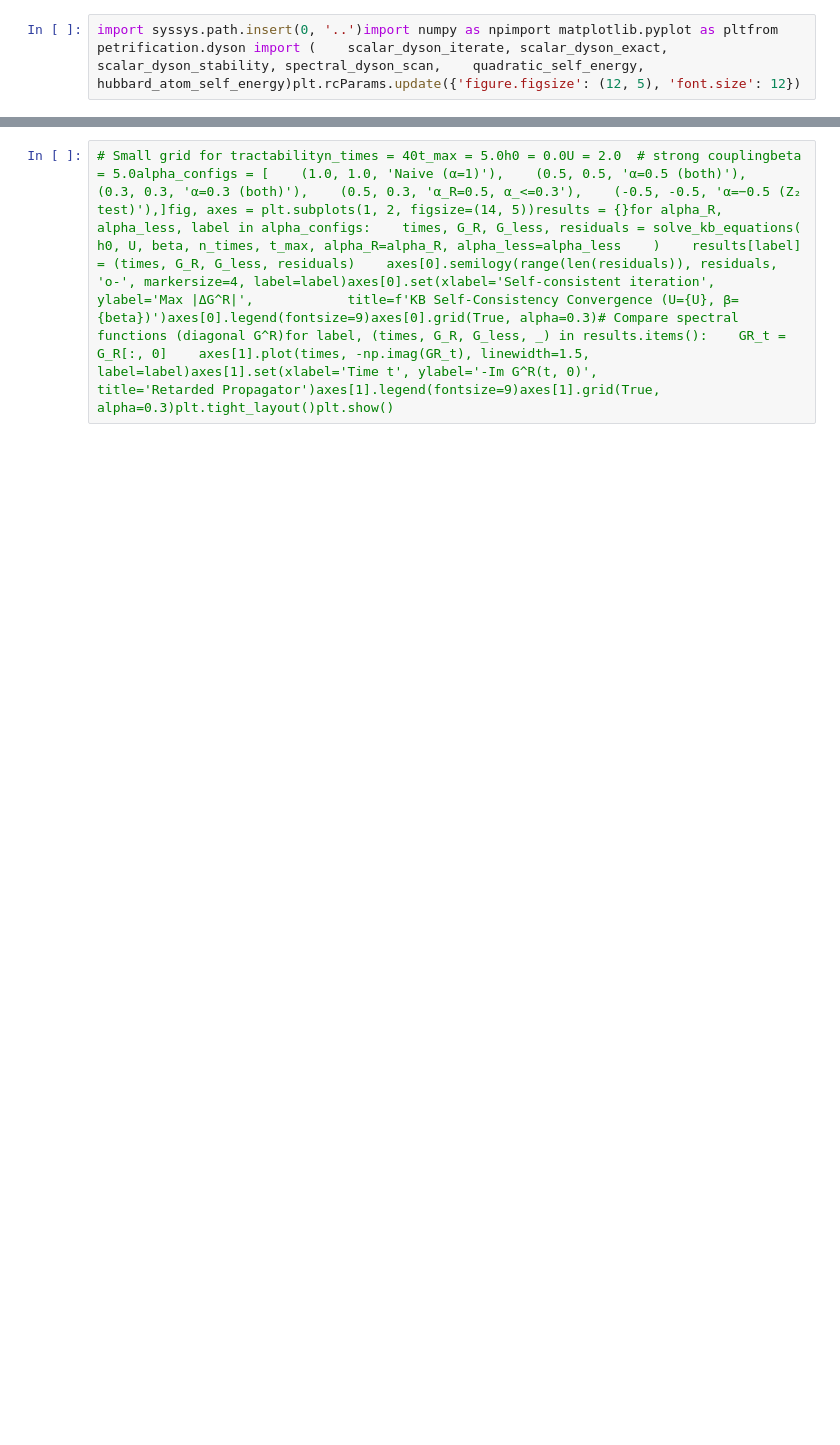
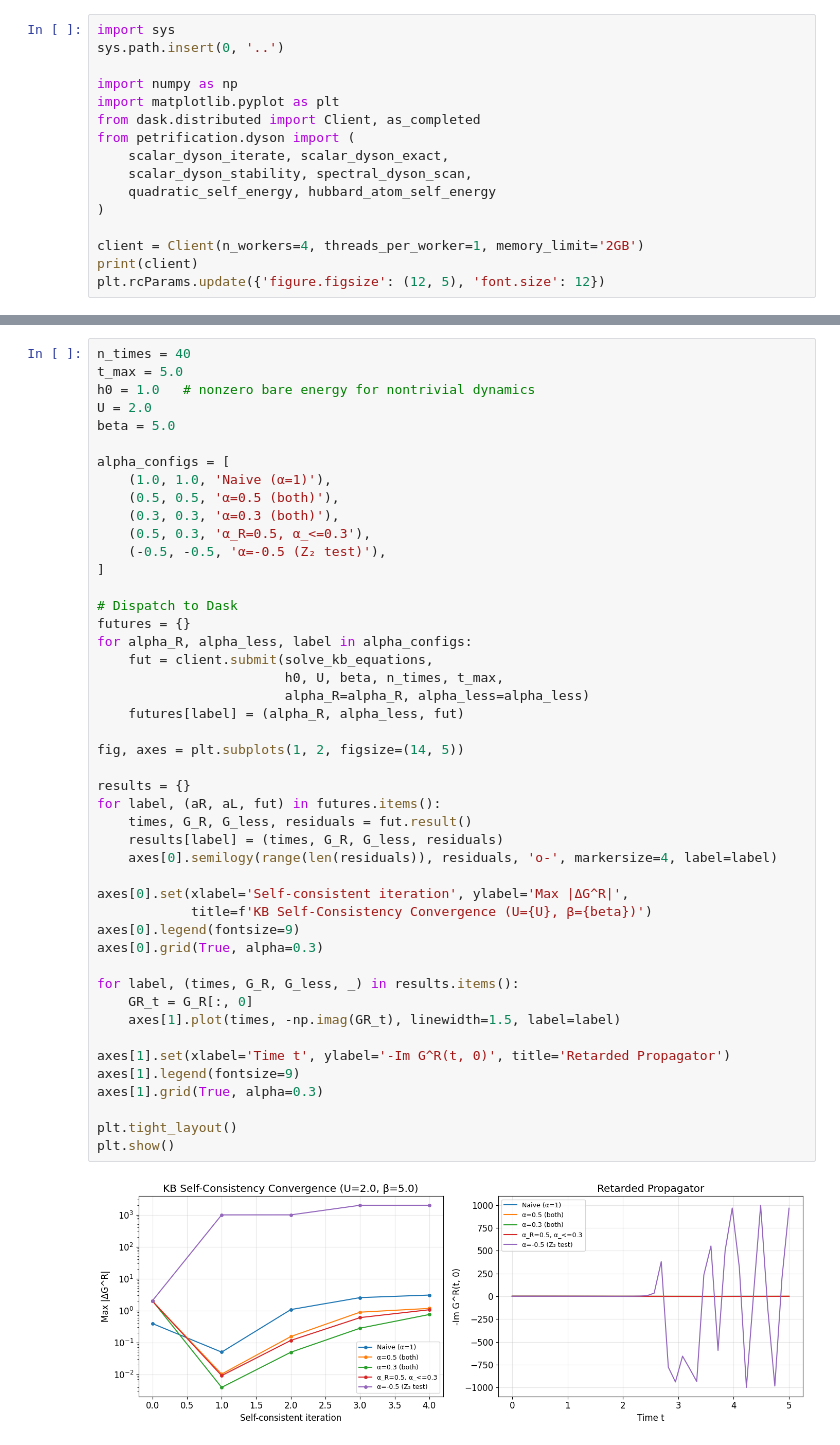
Before and after one commit to Keenan-M-Stone/Petrification, a Jupyter notebook: notebooks/kadanoff_baym_alpha.ipynb, the cells around one changed output, grey strips where cells are left out. Cells and saved outputs as stored; diff of their text form; blank space fills up the shorter version.

```diff
--- a/notebooks/kadanoff_baym_alpha.ipynb
+++ b/notebooks/kadanoff_baym_alpha.ipynb
@@ -3,2 +23,16 @@
 # %%
-import syssys.path.insert(0, '..')import numpy as npimport matplotlib.pyplot as pltfrom petrification.dyson import (    scalar_dyson_iterate, scalar_dyson_exact,    scalar_dyson_stability, spectral_dyson_scan,    quadratic_self_energy, hubbard_atom_self_energy)plt.rcParams.update({'figure.figsize': (12, 5), 'font.size': 12})
+import sys
+sys.path.insert(0, '..')
+
+import numpy as np
+import matplotlib.pyplot as plt
+from dask.distributed import Client, as_completed
+from petrification.dyson import (
+    scalar_dyson_iterate, scalar_dyson_exact,
+    scalar_dyson_stability, spectral_dyson_scan,
+    quadratic_self_energy, hubbard_atom_self_energy
+)
+
+client = Client(n_workers=4, threads_per_worker=1, memory_limit='2GB')
+print(client)
+plt.rcParams.update({'figure.figsize': (12, 5), 'font.size': 12})
@@ -11,3 +140,49 @@ import syssys.path.insert(0, '..')import numpy as npimport matplotlib.pyplot as
 # %%
-# Small grid for tractabilityn_times = 40t_max = 5.0h0 = 0.0U = 2.0  # strong couplingbeta = 5.0alpha_configs = [    (1.0, 1.0, 'Naive (α=1)'),    (0.5, 0.5, 'α=0.5 (both)'),    (0.3, 0.3, 'α=0.3 (both)'),    (0.5, 0.3, 'α_R=0.5, α_<=0.3'),    (-0.5, -0.5, 'α=−0.5 (Z₂ test)'),]fig, axes = plt.subplots(1, 2, figsize=(14, 5))results = {}for alpha_R, alpha_less, label in alpha_configs:    times, G_R, G_less, residuals = solve_kb_equations(        h0, U, beta, n_times, t_max, alpha_R=alpha_R, alpha_less=alpha_less    )    results[label] = (times, G_R, G_less, residuals)    axes[0].semilogy(range(len(residuals)), residuals, 'o-', markersize=4, label=label)axes[0].set(xlabel='Self-consistent iteration', ylabel='Max |ΔG^R|',            title=f'KB Self-Consistency Convergence (U={U}, β={beta})')axes[0].legend(fontsize=9)axes[0].grid(True, alpha=0.3)# Compare spectral functions (diagonal G^R)for label, (times, G_R, G_less, _) in results.items():    GR_t = G_R[:, 0]    axes[1].plot(times, -np.imag(GR_t), linewidth=1.5, label=label)axes[1].set(xlabel='Time t', ylabel='-Im G^R(t, 0)',            title='Retarded Propagator')axes[1].legend(fontsize=9)axes[1].grid(True, alpha=0.3)plt.tight_layout()plt.show()
+n_times = 40
+t_max = 5.0
+h0 = 1.0   # nonzero bare energy for nontrivial dynamics
+U = 2.0
+beta = 5.0
+
+alpha_configs = [
+    (1.0, 1.0, 'Naive (α=1)'),
+    (0.5, 0.5, 'α=0.5 (both)'),
+    (0.3, 0.3, 'α=0.3 (both)'),
+    (0.5, 0.3, 'α_R=0.5, α_<=0.3'),
+    (-0.5, -0.5, 'α=-0.5 (Z₂ test)'),
+]
+
+# Dispatch to Dask
+futures = {}
+for alpha_R, alpha_less, label in alpha_configs:
+    fut = client.submit(solve_kb_equations,
+                        h0, U, beta, n_times, t_max,
+                        alpha_R=alpha_R, alpha_less=alpha_less)
+    futures[label] = (alpha_R, alpha_less, fut)
+
+fig, axes = plt.subplots(1, 2, figsize=(14, 5))
+
+results = {}
+for label, (aR, aL, fut) in futures.items():
+    times, G_R, G_less, residuals = fut.result()
+    results[label] = (times, G_R, G_less, residuals)
+    axes[0].semilogy(range(len(residuals)), residuals, 'o-', markersize=4, label=label)
+
+axes[0].set(xlabel='Self-consistent iteration', ylabel='Max |ΔG^R|',
+            title=f'KB Self-Consistency Convergence (U={U}, β={beta})')
+axes[0].legend(fontsize=9)
+axes[0].grid(True, alpha=0.3)
+
+for label, (times, G_R, G_less, _) in results.items():
+    GR_t = G_R[:, 0]
+    axes[1].plot(times, -np.imag(GR_t), linewidth=1.5, label=label)
+
+axes[1].set(xlabel='Time t', ylabel='-Im G^R(t, 0)', title='Retarded Propagator')
+axes[1].legend(fontsize=9)
+axes[1].grid(True, alpha=0.3)
+
+plt.tight_layout()
+plt.show()
+# %% [output]
+[figure, added]
 # %% [markdown]
```
Also changed, not shown: parts of 8 cells of this notebook, 3 other files.
